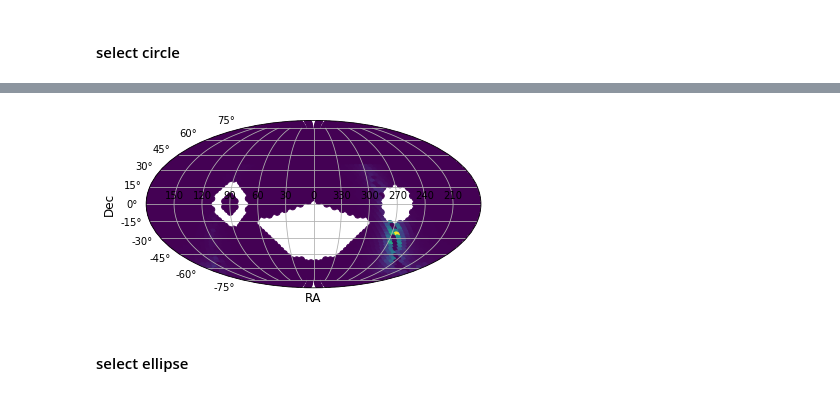
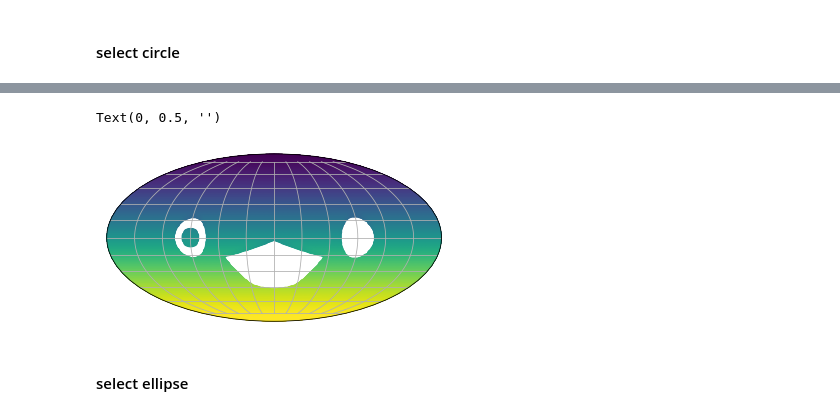
Before and after one commit to fedhere/LSSTunknowns, a Jupyter notebook: code/spatial_selection.ipynb, the cells around one changed output, grey strips where cells are left out. Cells and saved outputs as stored; diff of their text form; code cells hidden in the pictures.

```diff
--- a/code/spatial_selection.ipynb
+++ b/code/spatial_selection.ipynb
@@ -115,7 +140,7 @@ dec=[0, -15,  -45, -45, -15]
 # convert to xyz coordinates
 xyz = radec2xyz(ra, dec)
 # get masked pixes
-ipix_poly = hp.query_polygon(NSIDE, xyz, inclusive=True)
+ipix_poly = hp.query_polygon(NSIDE, xyz)
 # %%
 # create a masked map
 m = get_masked_map(Fields['starDensity_r25'].values, Fields['pixId'].values, maskpix=ipix_poly)
@@ -147,6 +172,6 @@ plot_mwd(ax, x, y, c, title='', colorbar=False)
 #### select disc
 # %%
 center = radec2xyz(ra=270, dec=0)
-radius = np.deg2rad(15)
+radius = np.deg2rad(20)
 ipix_disc = hp.query_disc(NSIDE, center, radius, inclusive=True)
 # %%
@@ -180,7 +222,7 @@ plot_mwd(ax, x, y, c, title='', colorbar=False)
 #### select circle
 # %%
 center = radec2xyz(ra=90, dec=0)
-radius1 = np.deg2rad(8)
+radius1 = np.deg2rad(6)
 radius2 = np.deg2rad(20)
 disc1 = hp.query_disc(NSIDE, center, radius1, inclusive=False)
 disc2 = hp.query_disc(NSIDE, center, radius2, inclusive=False)
@@ -189,18 +243,23 @@ ipix_ring = np.setdiff1d(disc2, disc1)
 # %%
 # create a mask column
 Fields['inring'] = np.isin(Fields['pixId'].values, ipix_ring)
 
 df = Fields
 fig, ax = plt.subplots(1, 1, figsize=(6, 6),
                             subplot_kw={'projection': 'mollweide'});
 slicer = ( df['inring'] == False ) & (df['inpoly']==False) & (df['indisc']==False)
 df = df[slicer]
 x = df['fieldRa']
 y = df['fieldDec']
-c = df['starDensity_r25']
+c = df['pixId']
 plot_mwd(ax, x, y, c, title='', colorbar=False)
+ax.set_xticklabels([])
+ax.set_yticklabels([])
+ax.set_xlabel('')
+ax.set_ylabel('')
 # %% [output]
+Text(0, 0.5, '')
-[figure, old version]
+[figure, new version]
 # %% [markdown]
 #### select ellipse
 # %%
```
Also changed, not shown: parts of 40 cells of this notebook.
